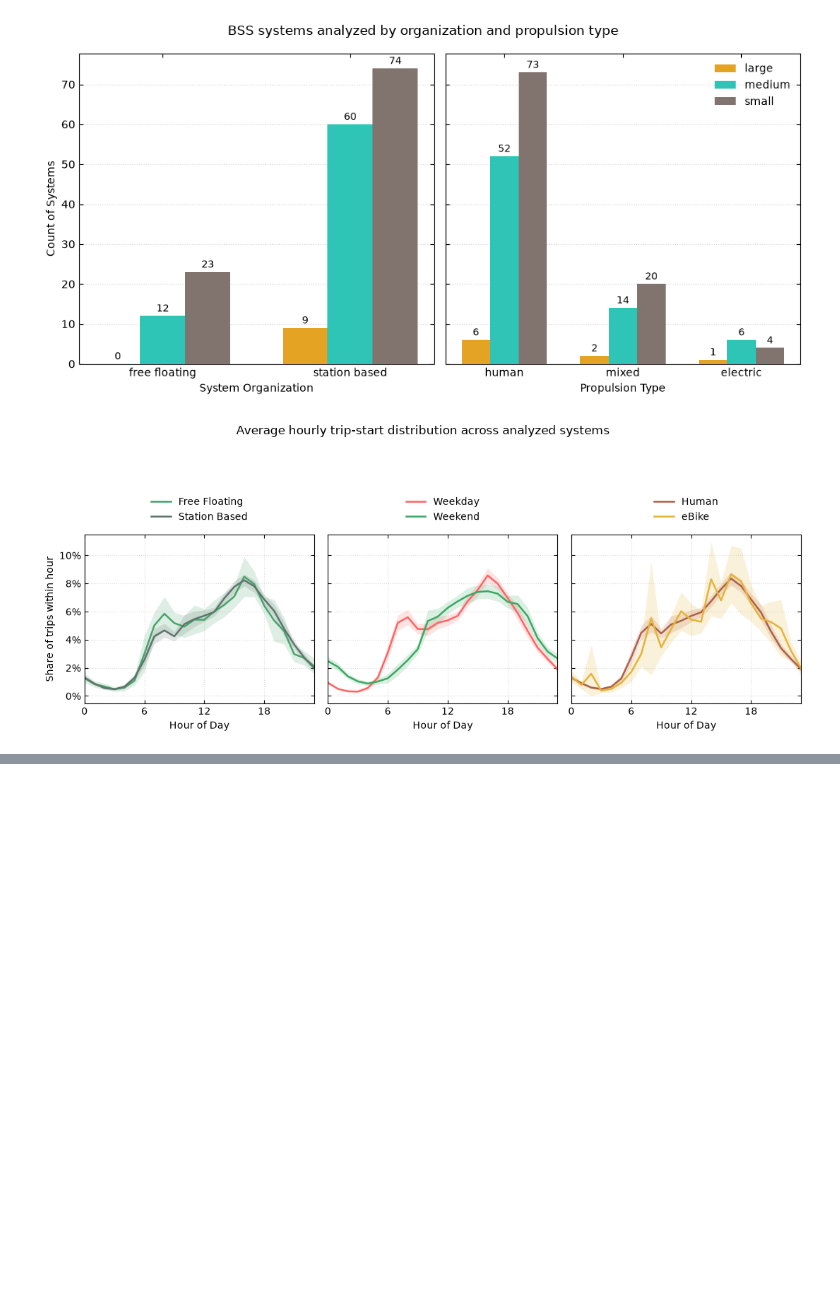
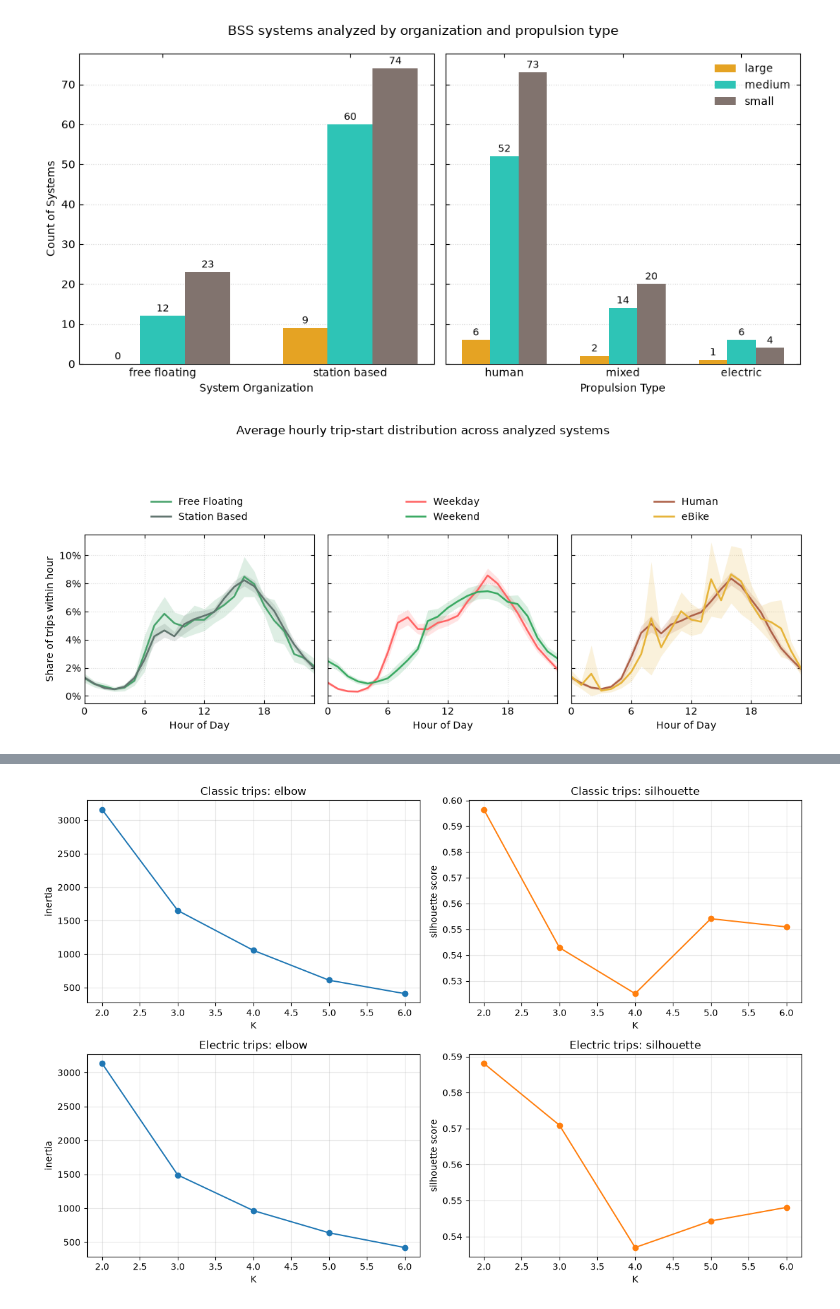
Before and after one commit to haitam-l/Challenge-DASCI, a Jupyter notebook: notebooks/data_analysis.ipynb, the cells around one changed output, grey strips where cells are left out. Saved outputs shown, nothing was run; the diff lists cells and outputs as text; code cells hidden in the pictures; blank space fills up the shorter version.

```diff
--- a/notebooks/data_analysis.ipynb
+++ b/notebooks/data_analysis.ipynb
@@ -603,0 +760,77 @@ plt.show()
+# %%
+# TODO: Convert trip start times from UTC to local time using the city timezone.
+# TODO: Create a start_hour feature for clustering (hour of the day, local time).
+# TODO: sample 10000 trips in each group
+
+
+def prepare_start_time_feature(df):
+    df = df.copy()
+    df["start_dt"] = pd.to_datetime(df["time_start"], unit="s", utc=True)
+    df["start_hour"] = 0.0
+    for timezone, row_indices in df.groupby("timezone").groups.items():
+        local_time = df.loc[row_indices, "start_dt"].dt.tz_convert(timezone)
+        df.loc[row_indices, "start_hour"] = (
+            local_time.dt.hour + local_time.dt.minute / 60.0
+        ).to_numpy()
+    return df[["start_hour"]]
+
+
+# TODO: Run KMeans for K = 2 to 6 using the start_hour feature only.
+# TODO: Compute silhouette scores for each K.
+# TODO: Select the best K based on the highest silhouette score.
+# TODO: Plot silhouette score vs. K for classic and electric groups.
+
+
+classic_sample = classic_trips.sample(
+    n=min(10_000, len(classic_trips)),
+    random_state=42,
+).copy()
+electric_sample = electric_trips.sample(
+    n=min(10_000, len(electric_trips)),
+    random_state=42,
+).copy()
+
+cluster_results = {}
+for group_name, group_df in [("classic", classic_sample), ("electric", electric_sample)]:
+    features = prepare_start_time_feature(group_df)
+    X = StandardScaler().fit_transform(features)
+    ks = list(range(2, 7))
+    sil_scores = []
+    inertias = []
+    models = {}
+
+    for k in ks:
+        model = KMeans(n_clusters=k, n_init=10, random_state=42)
+        labels = model.fit_predict(X)
+        sil_scores.append(silhouette_score(X, labels))
+        inertias.append(model.inertia_)
+        models[k] = model
+
+    best_k = ks[int(np.argmax(sil_scores))]
+    cluster_results[group_name] = {
+        "ks": ks,
+        "sil_scores": sil_scores,
+        "inertias": inertias,
+        "best_k": best_k,
+        "models": models,
+    }
+    print(f"{group_name.title()} group best K: {best_k}")
+    print({"k": list(ks), "silhouette": [round(v, 4) for v in sil_scores], "inertia": [round(v, 4) for v in inertias]})
+
+fig, axes = plt.subplots(2, 2, figsize=(12, 8))
+for row, (group_name, result) in enumerate(cluster_results.items()):
+    axes[row, 0].plot(result["ks"], result["inertias"], marker="o", color="tab:blue")
+    axes[row, 0].set_title(f"{group_name.title()} trips: elbow")
+    axes[row, 0].set_xlabel("K")
+    axes[row, 0].set_ylabel("inertia")
+    axes[row, 0].grid(alpha=0.3)
+
+    axes[row, 1].plot(result["ks"], result["sil_scores"], marker="o", color="tab:orange")
+    axes[row, 1].set_title(f"{group_name.title()} trips: silhouette")
+    axes[row, 1].set_xlabel("K")
+    axes[row, 1].set_ylabel("silhouette score")
+    axes[row, 1].grid(alpha=0.3)
+
+plt.tight_layout()
+plt.show()
+# %% [output]
@@ -603,0 +841 @@ plt.show()
+[figure, added]
```
Also changed, not shown: parts of 12 cells of this notebook, 1 other file.
